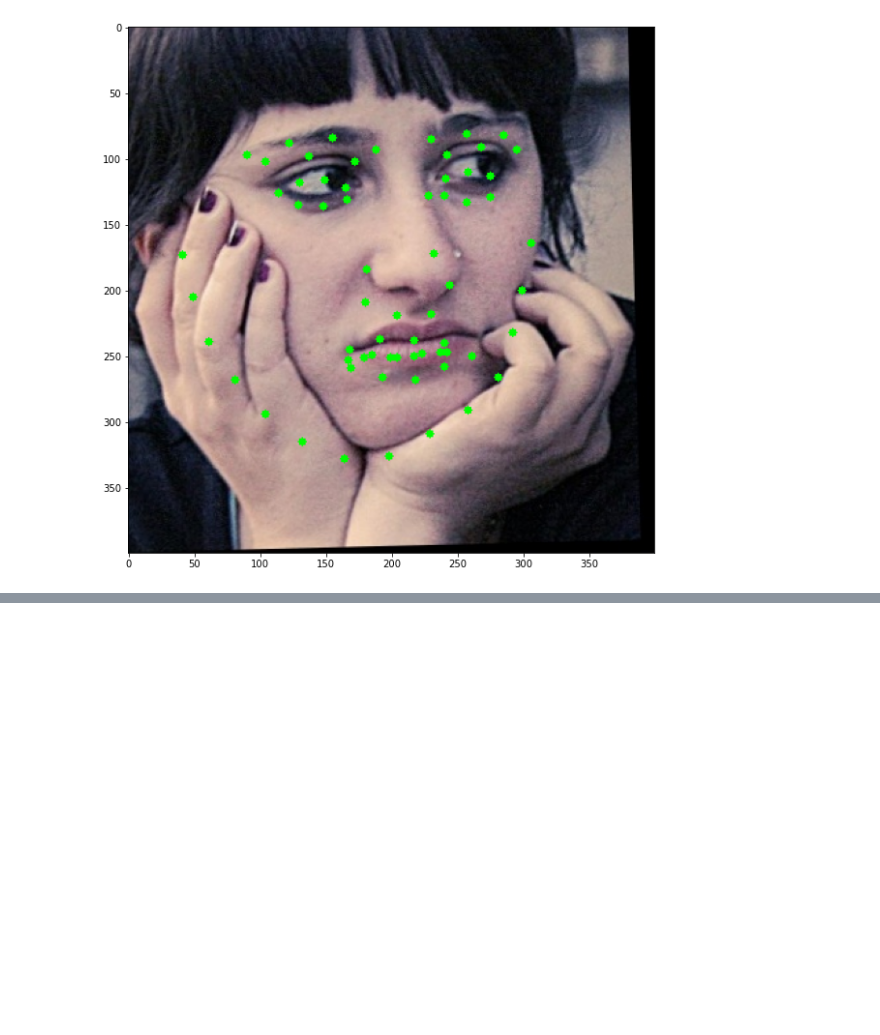
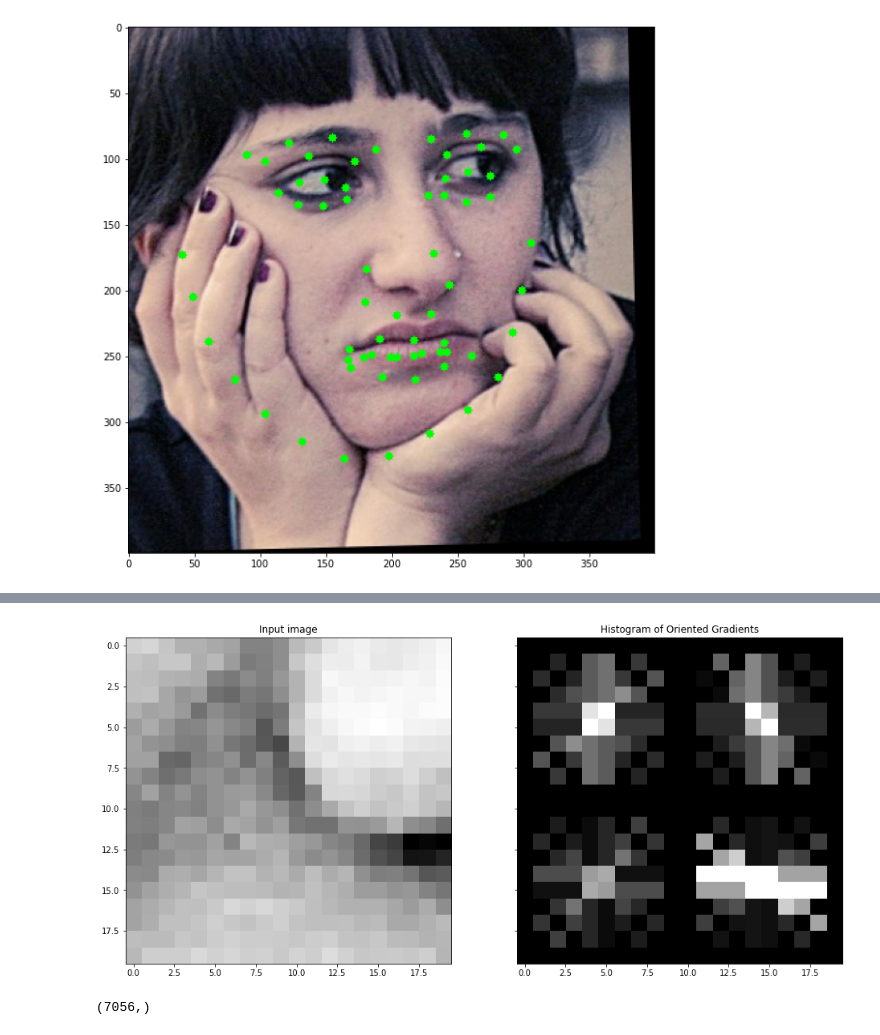
Before and after one commit to AmmarMohamed21/Facial-Landmarks-Detector, a Jupyter notebook: landmark_playground.ipynb, the cells around one changed output, grey strips where cells are left out. Drawn from its saved outputs; the diff is of its cells as text; code cells hidden in the pictures; blank space fills up the shorter version.

```diff
--- a/landmark_playground.ipynb
+++ b/landmark_playground.ipynb
@@ -105,0 +366,3 @@ plt.show()
+# %%
+img = cv2.imread('datasets/croppedHelen2/'+df['images'][0])
+gray = cv2.cvtColor(img, cv2.COLOR_BGR2GRAY)
@@ -105,0 +377,2 @@ plt.show()
+# %%
+fd, hog_image, patch = get_hog_features_around_landmark([100,100], gray)
@@ -105,0 +393,19 @@ plt.show()
+# %%
+fig, (ax1, ax2) = plt.subplots(1, 2, figsize=(16, 8), sharex=True, sharey=True)
+
+ax1.imshow(patch, cmap=plt.cm.gray)
+ax1.set_title('Input image')
+
+# Rescale histogram for better display
+hog_image_rescaled = exposure.rescale_intensity(hog_image, in_range=(0, 10))
+
+ax2.imshow(hog_image_rescaled, cmap=plt.cm.gray)
+ax2.set_title('Histogram of Oriented Gradients')
+
+plt.show()
+# %% [output]
+[figure, added]
+# %%
+fd.shape
+# %% [output]
+(7056,)
```
Also changed, not shown: parts of 45 cells of this notebook, 3 other files.
